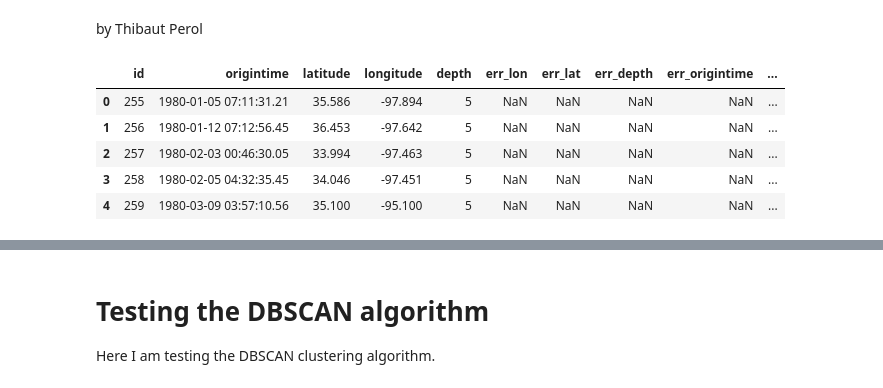
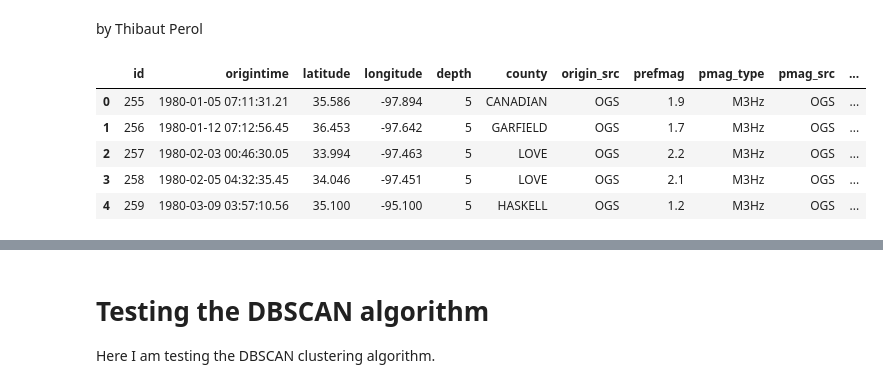
Before and after one commit to tperol/earthquake-clusters, a Jupyter notebook: cluster-analysis.ipynb, the cells around one changed output, grey strips where cells are left out. Drawn from its saved outputs; the diff is of its cells as text; code cells hidden in the pictures.

Commit message:
finished presenting earthquakes data, working on cumulative EA count

```diff
--- a/cluster-analysis.ipynb
+++ b/cluster-analysis.ipynb
@@ -5,37 +5,34 @@
 # %%
 %matplotlib inline
 import numpy as np
 import scipy as sp
 import json
 import matplotlib as mpl
 import matplotlib.cm as cm
 import matplotlib.pyplot as plt
 import pandas as pd
 from pyquery import PyQuery as pq
 import requests
 pd.set_option('display.width', 500)
 pd.set_option('display.max_columns', 100)
 pd.set_option('display.notebook_repr_html', True)
 import seaborn as sns
 sns.set_style("whitegrid")
 sns.set_context("poster")
 import random
+import json
+import time
+import csv
+
+# Load the data frame
+eq_df = pd.DataFrame.from_csv('./tempdata/earthquakes_catalog.csv',sep = '|')
+
+# Show the first 5 earthquakes in the catalog and their features
+eq_df.head()
+# %% [output]
+|  | id | origintime | latitude | longitude | depth | county | origin_src | prefmag | pmag_type | pmag_src | ... |
+| 0 | 255 | 1980-01-05 07:11:31.21 | 35.586 | -97.894 | 5 | CANADIAN | OGS | 1.9 | M3Hz | OGS | ... |
+| 1 | 256 | 1980-01-12 07:12:56.45 | 36.453 | -97.642 | 5 | GARFIELD | OGS | 1.7 | M3Hz | OGS | ... |
+| 2 | 257 | 1980-02-03 00:46:30.05 | 33.994 | -97.463 | 5 | LOVE | OGS | 2.2 | M3Hz | OGS | ... |
+| 3 | 258 | 1980-02-05 04:32:35.45 | 34.046 | -97.451 | 5 | LOVE | OGS | 2.1 | M3Hz | OGS | ... |
+| 4 | 259 | 1980-03-09 03:57:10.56 | 35.100 | -95.100 | 5 | HASKELL | OGS | 1.2 | M3Hz | OGS | ... |
-# %%
-#initialize the dataframe with 1980 data
-since_1980_df = pd.DataFrame()
-since_1980_df = pd.read_csv('http://wichita.ogs.ou.edu/eq/catalog/1980/1980.csv')
-
-# add additional years
-for year in range(1981,2016):
-    url = 'http://wichita.ogs.ou.edu/eq/catalog/' + str(year) + '/' + str(year) + '.csv'
-    temp_df = pd.read_csv(url)
-    # This might not be the most efficient method
-    since_1980_df = since_1980_df.append(temp_df)
-since_1980_df.head()
-# %% [output]
-|  | id | origintime | latitude | longitude | depth | err_lon | err_lat | err_depth | err_origintime | ... |
-| 0 | 255 | 1980-01-05 07:11:31.21 | 35.586 | -97.894 | 5 | NaN | NaN | NaN | NaN | ... |
-| 1 | 256 | 1980-01-12 07:12:56.45 | 36.453 | -97.642 | 5 | NaN | NaN | NaN | NaN | ... |
-| 2 | 257 | 1980-02-03 00:46:30.05 | 33.994 | -97.463 | 5 | NaN | NaN | NaN | NaN | ... |
-| 3 | 258 | 1980-02-05 04:32:35.45 | 34.046 | -97.451 | 5 | NaN | NaN | NaN | NaN | ... |
-| 4 | 259 | 1980-03-09 03:57:10.56 | 35.100 | -95.100 | 5 | NaN | NaN | NaN | NaN | ... |
```
Also changed, not shown: parts of 3 cells of this notebook, 2 other files.
